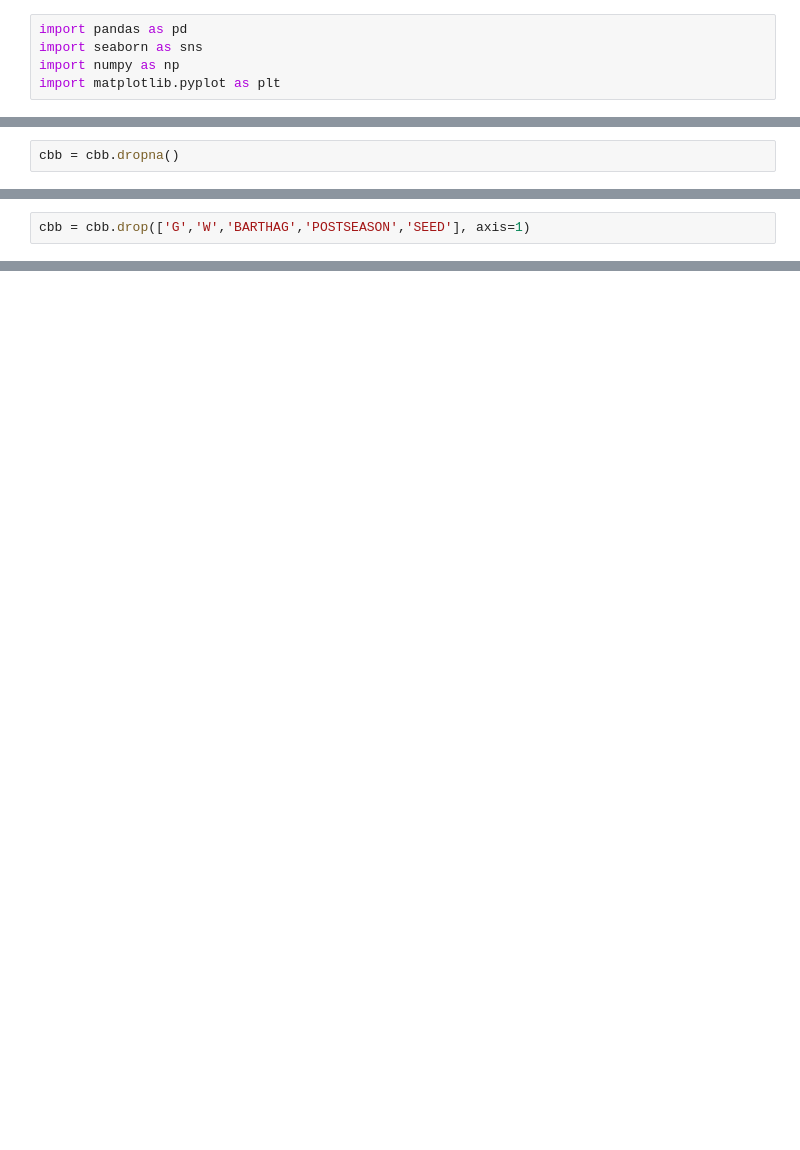
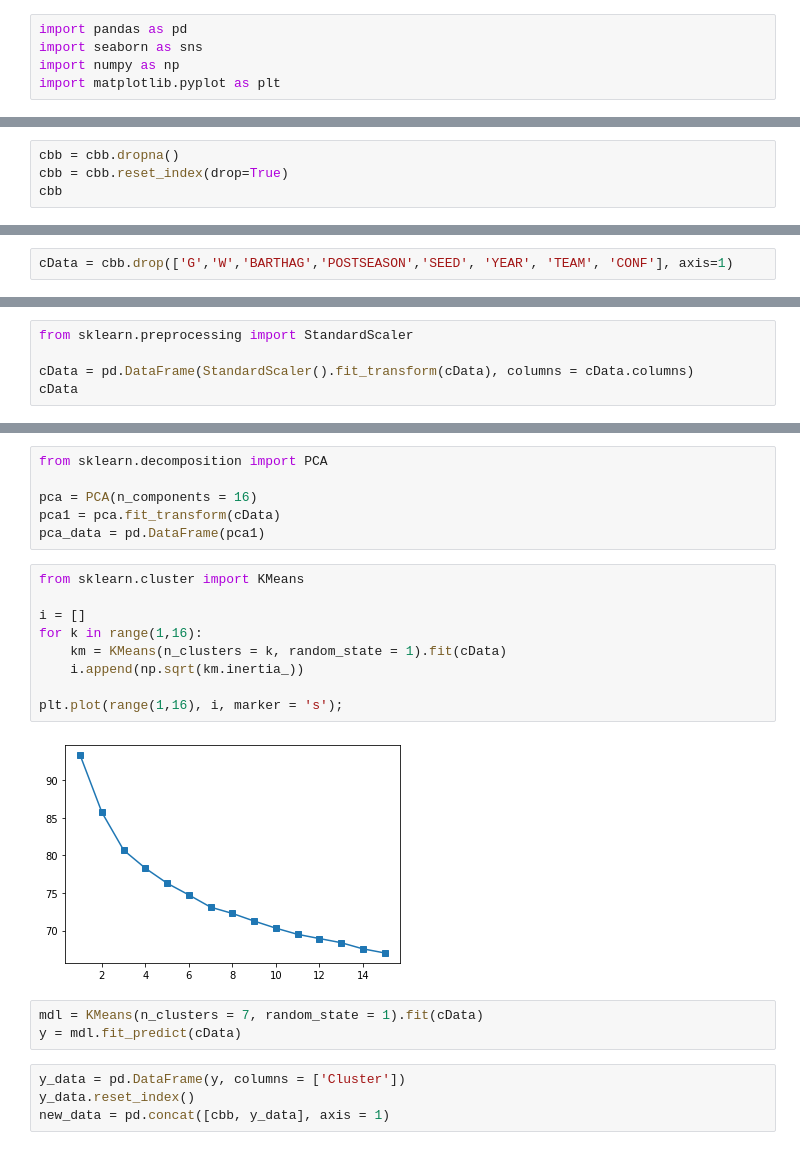
Before and after one commit to shaverm96/Group5Project, a Jupyter notebook: Final.ipynb, the cells around one changed output, grey strips where cells are left out. Drawn from its saved outputs; the diff is of its cells as text; blank space fills up the shorter version.

```diff
--- a/Final.ipynb
+++ b/Final.ipynb
@@ -43,3 +43,5 @@ YEAR             0
 dtype: int64
 # %%
 cbb = cbb.dropna()
+cbb = cbb.reset_index(drop=True)
+cbb
@@ -48,3 +62,3 @@ cbb.to_csv("test.csv")
 # %%
-cbb = cbb.drop(['G','W','BARTHAG','POSTSEASON','SEED'], axis=1)
+cData = cbb.drop(['G','W','BARTHAG','POSTSEASON','SEED', 'YEAR', 'TEAM', 'CONF'], axis=1)
 # %%
@@ -62,0 +111,5 @@ high
+# %%
+from sklearn.preprocessing import StandardScaler
+
+cData = pd.DataFrame(StandardScaler().fit_transform(cData), columns = cData.columns)
+cData
@@ -62,0 +150,24 @@ high
+# %%
+from sklearn.decomposition import PCA
+
+pca = PCA(n_components = 16)
+pca1 = pca.fit_transform(cData)
+pca_data = pd.DataFrame(pca1)
+# %%
+from sklearn.cluster import KMeans
+
+i = []
+for k in range(1,16):
+    km = KMeans(n_clusters = k, random_state = 1).fit(cData)
+    i.append(np.sqrt(km.inertia_))
+
+plt.plot(range(1,16), i, marker = 's');
+# %% [output]
+[figure, added]
+# %%
+mdl = KMeans(n_clusters = 7, random_state = 1).fit(cData)
+y = mdl.fit_predict(cData)
+# %%
+y_data = pd.DataFrame(y, columns = ['Cluster'])
+y_data.reset_index()
+new_data = pd.concat([cbb, y_data], axis = 1)
```
Also changed, not shown: parts of 14 cells of this notebook.
